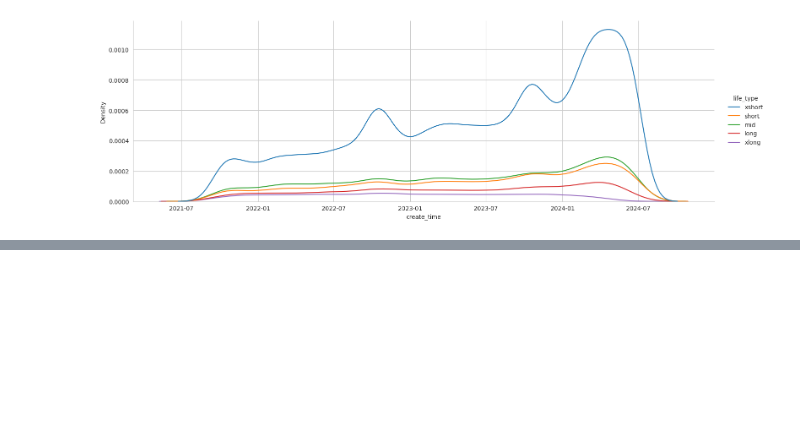
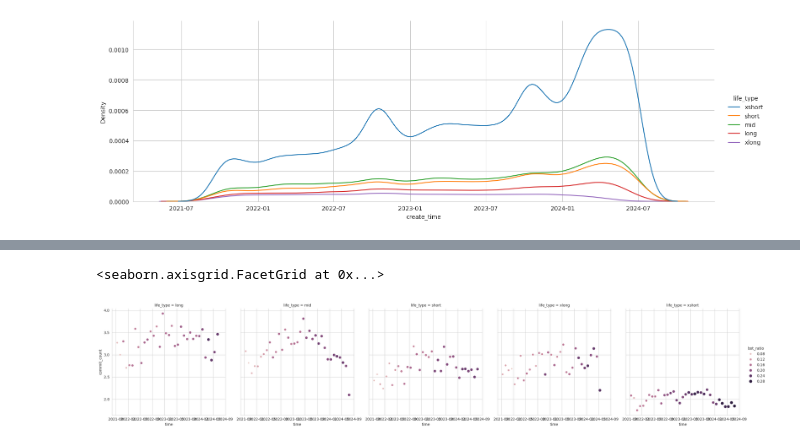
Before and after one commit to ds1sqe/github_crawler, a Jupyter notebook: graph.ipynb, the cells around one changed output, grey strips where cells are left out. Cells and saved outputs as stored; diff of their text form; code cells hidden in the pictures; blank space fills up the shorter version.

```diff
--- a/graph.ipynb
+++ b/graph.ipynb
@@ -39,7 +35,7 @@ df['bot_ratio'] = df.apply(lambda row: row.participants_bot / row.participants_t
 df['has_bot'] = df.apply(lambda row: row.participants_bot > 0 , axis=1 )
 df['life_day'] = df.apply(lambda row: row.life_time_sec / (60 * 60 * 24 ) , axis=1 )
 df['idle_time'] = df.apply(lambda row: ( (row.first_comment_time_sec  + 1 ) / (row.life_time_sec + 1) ) , axis=1 )
-df['ymonth'] = df.apply(lambda row: ( row.create_time.strftime("%Y%m") ), axis=1 )
+df['ymonth'] = df.apply(lambda row: ( row.create_time.strftime("%Y-%m") ), axis=1 )
 df['life_type'] = df.apply(lambda row: (set_type(row)),axis=1)
 # %%
 dfs = df.sort_values(by=['life_day','idle_time'])
@@ -254,4 +250,4 @@ sns.displot(data = prs, kind="kde", x="create_time",hue="life_type", color = 'da
 <seaborn.axisgrid.FacetGrid at 0x...>
 [figure]
 # %%
-sns.displot(data = prs, kind="kde", x="create_time",hue="has_bot", color = 'darkblue',aspect=3)
+prs_g = prs.drop(columns=['rc_ty','url','author','closer','auther_is_closer','end','create_time'])
@@ -267,0 +254,3 @@ sns.kdeplot(data = prs,x="create_time",y="bot_ratio",fill=True,levels=8)
+# %%
+prs_g['time'] =  prs_g.apply(lambda row: ( dateutil.parser.parse(row.ymonth) ), axis=1 )
+prs_g1 = prs_g.groupby(['ymonth','life_type']).mean()
@@ -267,0 +274,5 @@ sns.kdeplot(data = prs,x="create_time",y="bot_ratio",fill=True,levels=8)
+# %%
+sns.relplot(data = prs_g1,x='time',y='commit_count',col='life_type',size='bot_ratio',hue='bot_ratio')
+# %% [output]
+<seaborn.axisgrid.FacetGrid at 0x...>
+[figure, added]
```
Also changed, not shown: parts of 24 cells of this notebook.
